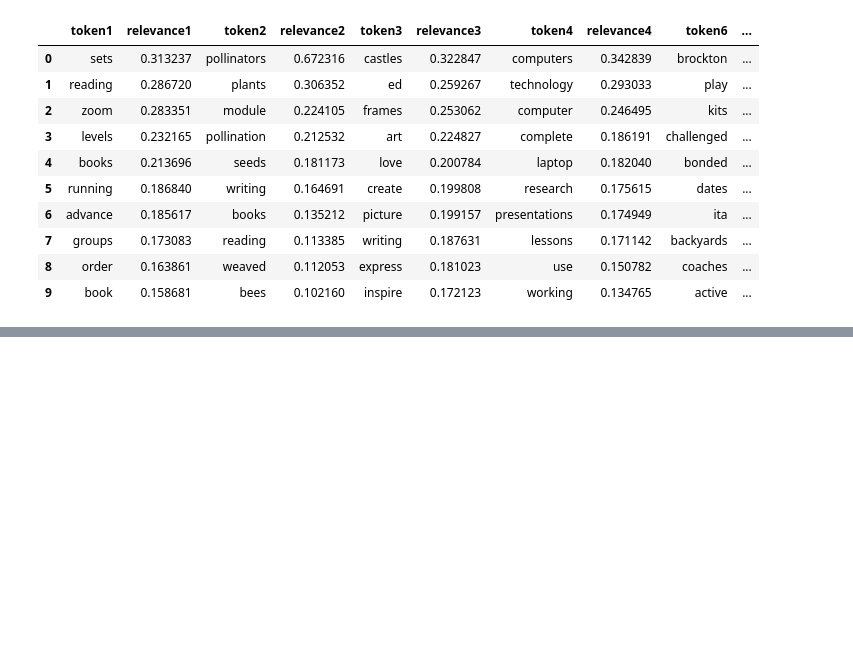
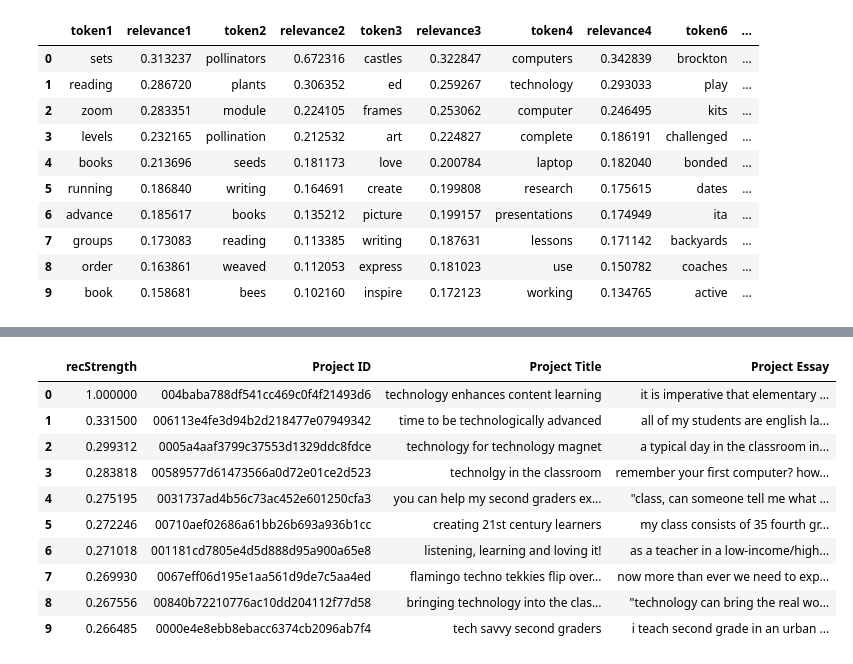
Before and after one commit to mwadegraff/DonorsChoose-io, a Jupyter notebook: DC EDA and Recommender.ipynb, the cells around one changed output, grey strips where cells are left out. Drawn from its saved outputs; the diff is of its cells as text; code cells hidden in the pictures; blank space fills up the shorter version.

```diff
--- a/DC EDA and Recommender.ipynb
+++ b/DC EDA and Recommender.ipynb
@@ -445,0 +651,14 @@ example_profiles.head(10)
+# %%
+content_based_recommender_model.recommend_projects(donor4)
+# %% [output]
+|  | recStrength | Project ID | Project Title | Project Essay |
+| 0 | 1.000000 | 004baba788df541cc469c0f4f21493d6 | technology enhances content learning | it is imperative that elementary ... |
+| 1 | 0.331500 | 006113e4fe3d94b2d218477e07949342 | time to be technologically advanced | all of my students are english la... |
+| 2 | 0.299312 | 0005a4aaf3799c37553d1329ddc8fdce | technology for technology magnet | a typical day in the classroom in... |
+| 3 | 0.283818 | 00589577d61473566a0d72e01ce2d523 | technolgy in the classroom | remember your first computer? how... |
+| 4 | 0.275195 | 0031737ad4b56c73ac452e601250cfa3 | you can help my second graders ex... | "class, can someone tell me what ... |
+| 5 | 0.272246 | 00710aef02686a61bb26b693a936b1cc | creating 21st century learners | my class consists of 35 fourth gr... |
+| 6 | 0.271018 | 001181cd7805e4d5d888d95a900a65e8 | listening, learning and loving it! | as a teacher in a low-income/high... |
+| 7 | 0.269930 | 0067eff06d195e1aa561d9de7c5aa4ed | flamingo techno tekkies flip over... | now more than ever we need to exp... |
+| 8 | 0.267556 | 00840b72210776ac10dd204112f77d58 | bringing technology into the clas... | "technology can bring the real wo... |
+| 9 | 0.266485 | 0000e4e8ebb8ebacc6374cb2096ab7f4 | tech savvy second graders | i teach second grade in an urban ... |
```
Also changed, not shown: parts of 47 cells of this notebook, 1 other file.
